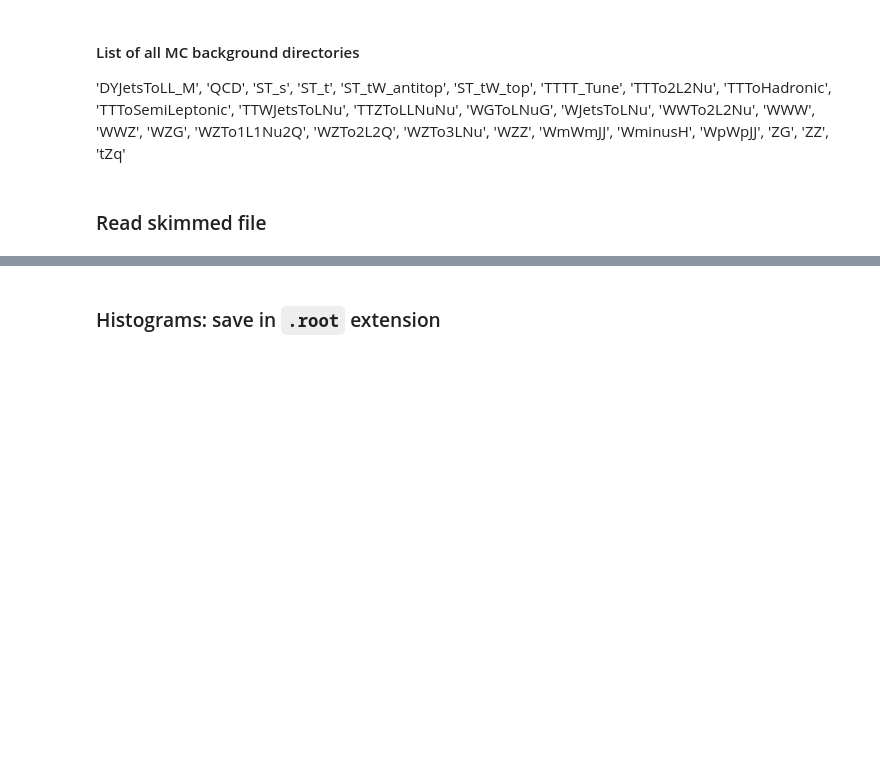
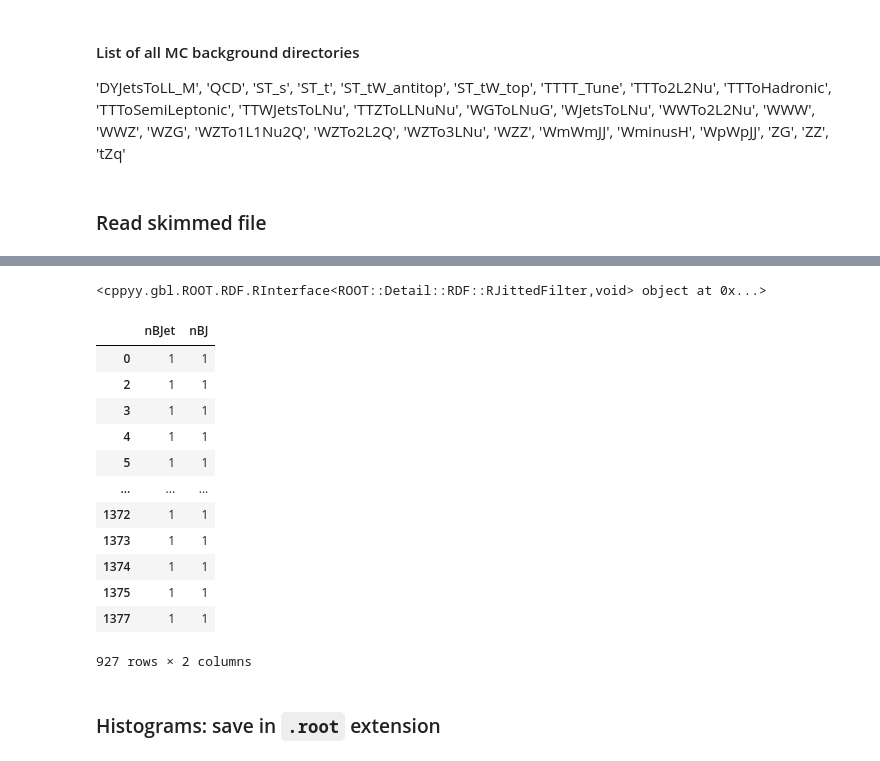
Before and after one commit to TommasoStentella/CMS_FCNC_project, a Jupyter notebook: worker.ipynb, the cells around one changed output, grey strips where cells are left out. Drawn from its saved outputs; the diff is of its cells as text; code cells hidden in the pictures; blank space fills up the shorter version.

```diff
--- a/worker.ipynb
+++ b/worker.ipynb
@@ -92,13 +96,31 @@ ls /data/Skim
 # %%
-ff.DeclareVariables2(dfData, 'Data', save=True)
+ff.DeclareVariables1(dfData, 'Data', save=True)
+# %% [output]
+<cppyy.gbl.ROOT.RDF.RInterface<ROOT::Detail::RDF::RJittedFilter,void> object at 0x...>
 # %%
-file = uproot.open(dirOutPath + 'DataFlat2.root')
+file = uproot.open(dirOutPath + 'DataFlat1.root')
 tree = file['Events']
 # tree.keys()
-df = tree.arrays(['inv_m', 'mu_pt', 'el_pt'], library='pd')
-max(df.inv_m)
+df = tree.arrays(['nBJet', 'nBJ'], library='pd')
+#max(df.inv_m)
 # df[df.lep_q0 == 0]['lep_charge']
 # df.loc[(df['inv_m'] < 15) & (df['inv_m02'] < 15) & (df['inv_m12'] < 15)]
+# %%
+df[df['nBJet']==df['nBJ']]
+# %% [output]
+|  | nBJet | nBJ |
+| 0 | 1 | 1 |
+| 2 | 1 | 1 |
+| 3 | 1 | 1 |
+| 4 | 1 | 1 |
+| 5 | 1 | 1 |
+| ... | ... | ... |
+| 1372 | 1 | 1 |
+| 1373 | 1 | 1 |
+| 1374 | 1 | 1 |
+| 1375 | 1 | 1 |
+| 1377 | 1 | 1 |
+927 rows × 2 columns
 # %% [markdown]
 ### Histograms: save in `.root` extension
 # %%
```
Also changed, not shown: parts of 6 cells of this notebook, 6 other files.
